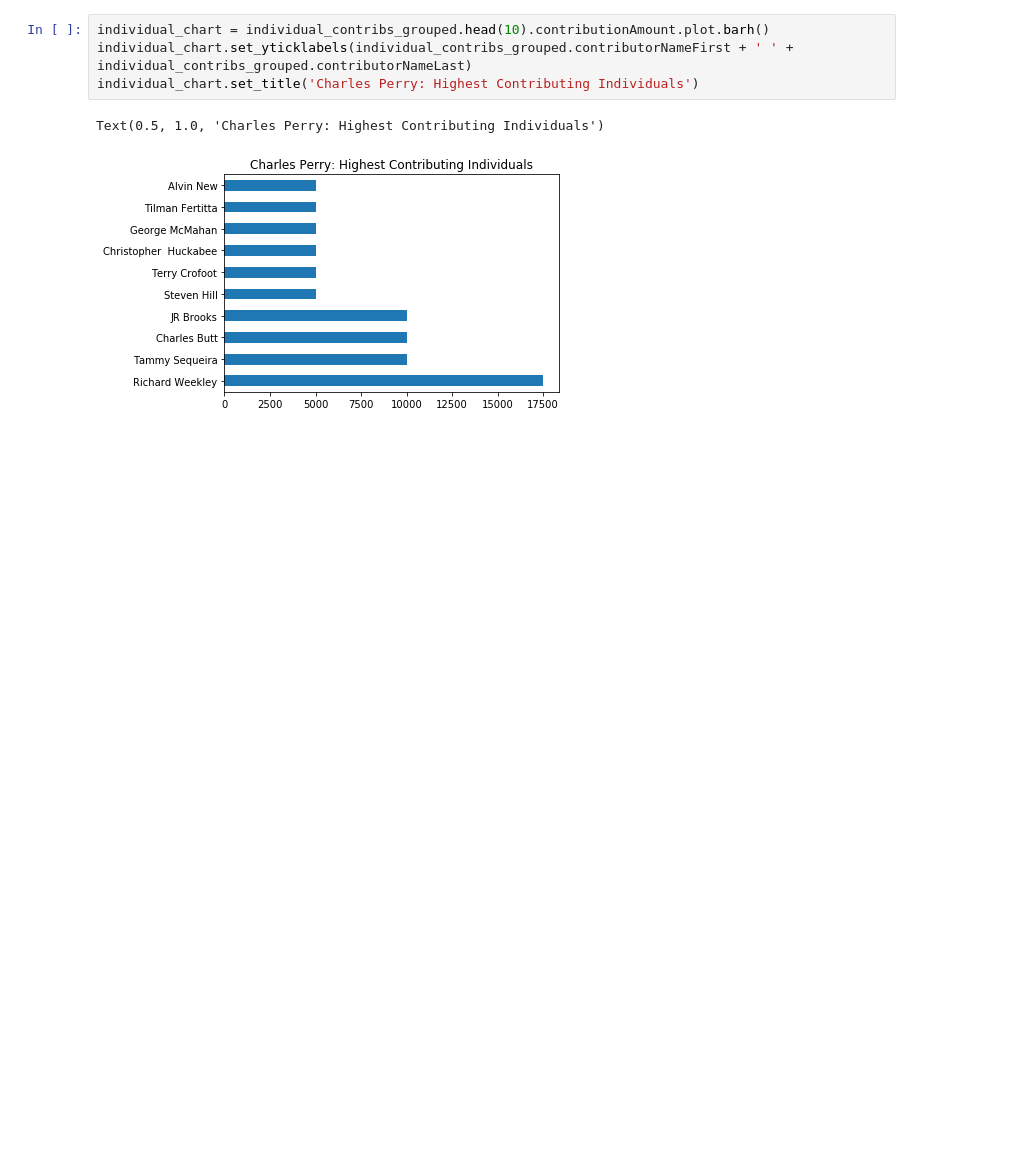
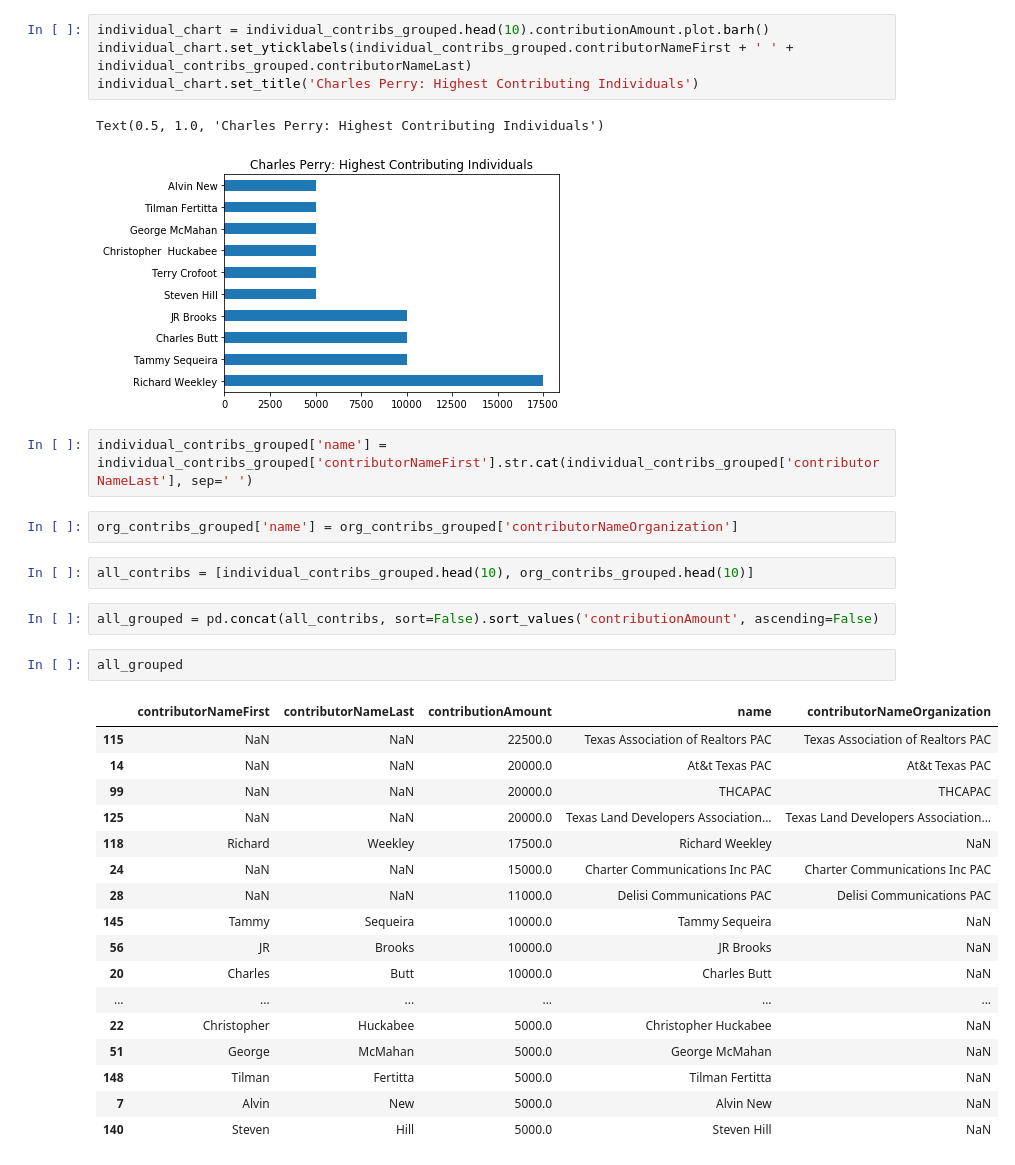
Before and after one commit to nemo-omen/datajourno-notebooks, a Jupyter notebook: Texas-2020--filers.ipynb, the cells around one changed output. Drawn from its saved outputs; the diff is of its cells as text; blank space fills up the shorter version.

```diff
--- a/Texas-2020--filers.ipynb
+++ b/Texas-2020--filers.ipynb
@@ -116,3 +118,31 @@ individual_chart.set_title('Charles Perry: Highest Contributing Individuals')
 # %% [output]
 Text(0.5, 1.0, 'Charles Perry: Highest Contributing Individuals')
 [figure]
+# %%
+individual_contribs_grouped['name'] = individual_contribs_grouped['contributorNameFirst'].str.cat(individual_contribs_grouped['contributorNameLast'], sep=' ')
+# %%
+org_contribs_grouped['name'] = org_contribs_grouped['contributorNameOrganization']
+# %%
+all_contribs = [individual_contribs_grouped.head(10), org_contribs_grouped.head(10)]
+# %%
+all_grouped = pd.concat(all_contribs, sort=False).sort_values('contributionAmount', ascending=False)
+# %%
+all_grouped
+# %% [output]
+|  | contributorNameFirst | contributorNameLast | contributionAmount | name | contributorNameOrganization |
+| 115 | NaN | NaN | 22500.0 | Texas Association of Realtors PAC | Texas Association of Realtors PAC |
+| 14 | NaN | NaN | 20000.0 | At&t Texas PAC | At&t Texas PAC |
+| 99 | NaN | NaN | 20000.0 | THCAPAC | THCAPAC |
+| 125 | NaN | NaN | 20000.0 | Texas Land Developers Association... | Texas Land Developers Association... |
+| 118 | Richard | Weekley | 17500.0 | Richard Weekley | NaN |
+| 24 | NaN | NaN | 15000.0 | Charter Communications Inc PAC | Charter Communications Inc PAC |
+| 28 | NaN | NaN | 11000.0 | Delisi Communications PAC | Delisi Communications PAC |
+| 145 | Tammy | Sequeira | 10000.0 | Tammy Sequeira | NaN |
+| 56 | JR | Brooks | 10000.0 | JR Brooks | NaN |
+| 20 | Charles | Butt | 10000.0 | Charles Butt | NaN |
+| ... | ... | ... | ... | ... | ... |
+| 22 | Christopher | Huckabee | 5000.0 | Christopher Huckabee | NaN |
+| 51 | George | McMahan | 5000.0 | George McMahan | NaN |
+| 148 | Tilman | Fertitta | 5000.0 | Tilman Fertitta | NaN |
+| 7 | Alvin | New | 5000.0 | Alvin New | NaN |
+| 140 | Steven | Hill | 5000.0 | Steven Hill | NaN |
```
Also changed, not shown: parts of 3 cells of this notebook.
